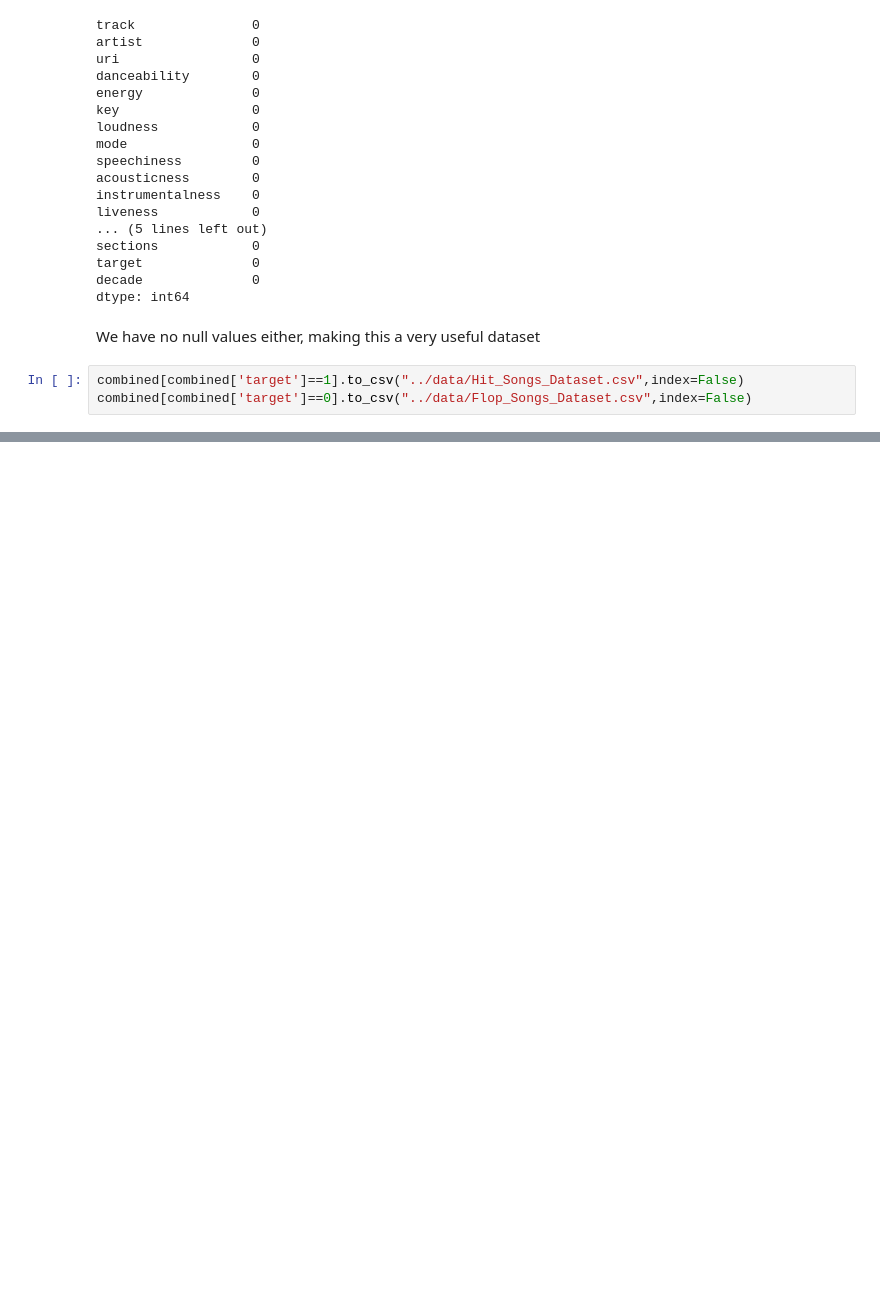
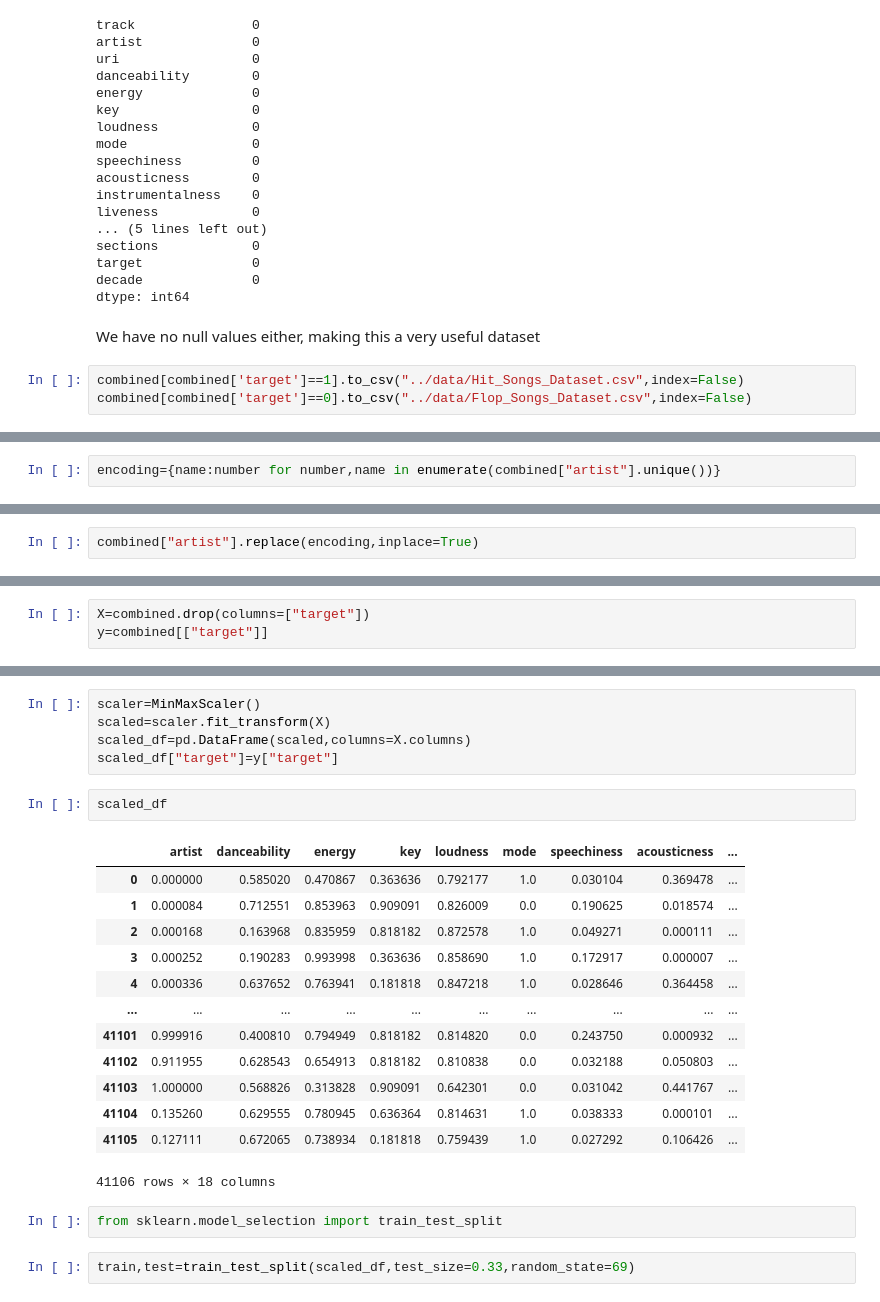
Before and after one commit to ashwiniyer176/Spotify-Hit-Predictor, a Jupyter notebook: notebooks/Data Cleaning.ipynb, the cells around one changed output, grey strips where cells are left out. Cells and saved outputs as stored; diff of their text form; blank space fills up the shorter version.

Commit message:
Cleaned and split data

```diff
--- a/notebooks/Data Cleaning.ipynb
+++ b/notebooks/Data Cleaning.ipynb
@@ -74,0 +98,2 @@ combined[combined['target']==0].to_csv("../data/Flop_Songs_Dataset.csv",index=Fa
+# %%
+encoding={name:number for number,name in enumerate(combined["artist"].unique())}
@@ -74,0 +104,2 @@ combined[combined['target']==0].to_csv("../data/Flop_Songs_Dataset.csv",index=Fa
+# %%
+combined["artist"].replace(encoding,inplace=True)
@@ -74,0 +112,3 @@ combined[combined['target']==0].to_csv("../data/Flop_Songs_Dataset.csv",index=Fa
+# %%
+X=combined.drop(columns=["target"])
+y=combined[["target"]]
@@ -74,0 +131,25 @@ combined[combined['target']==0].to_csv("../data/Flop_Songs_Dataset.csv",index=Fa
+# %%
+scaler=MinMaxScaler()
+scaled=scaler.fit_transform(X)
+scaled_df=pd.DataFrame(scaled,columns=X.columns)
+scaled_df["target"]=y["target"]
+# %%
+scaled_df
+# %% [output]
+|  | artist | danceability | energy | key | loudness | mode | speechiness | acousticness | ... |
+| 0 | 0.000000 | 0.585020 | 0.470867 | 0.363636 | 0.792177 | 1.0 | 0.030104 | 0.369478 | ... |
+| 1 | 0.000084 | 0.712551 | 0.853963 | 0.909091 | 0.826009 | 0.0 | 0.190625 | 0.018574 | ... |
+| 2 | 0.000168 | 0.163968 | 0.835959 | 0.818182 | 0.872578 | 1.0 | 0.049271 | 0.000111 | ... |
+| 3 | 0.000252 | 0.190283 | 0.993998 | 0.363636 | 0.858690 | 1.0 | 0.172917 | 0.000007 | ... |
+| 4 | 0.000336 | 0.637652 | 0.763941 | 0.181818 | 0.847218 | 1.0 | 0.028646 | 0.364458 | ... |
+| ... | ... | ... | ... | ... | ... | ... | ... | ... | ... |
+| 41101 | 0.999916 | 0.400810 | 0.794949 | 0.818182 | 0.814820 | 0.0 | 0.243750 | 0.000932 | ... |
+| 41102 | 0.911955 | 0.628543 | 0.654913 | 0.818182 | 0.810838 | 0.0 | 0.032188 | 0.050803 | ... |
+| 41103 | 1.000000 | 0.568826 | 0.313828 | 0.909091 | 0.642301 | 0.0 | 0.031042 | 0.441767 | ... |
+| 41104 | 0.135260 | 0.629555 | 0.780945 | 0.636364 | 0.814631 | 1.0 | 0.038333 | 0.000101 | ... |
+| 41105 | 0.127111 | 0.672065 | 0.738934 | 0.181818 | 0.759439 | 1.0 | 0.027292 | 0.106426 | ... |
+41106 rows × 18 columns
+# %%
+from sklearn.model_selection import train_test_split
+# %%
+train,test=train_test_split(scaled_df,test_size=0.33,random_state=69)
```
Also changed, not shown: parts of 10 cells of this notebook, 3 other files.
